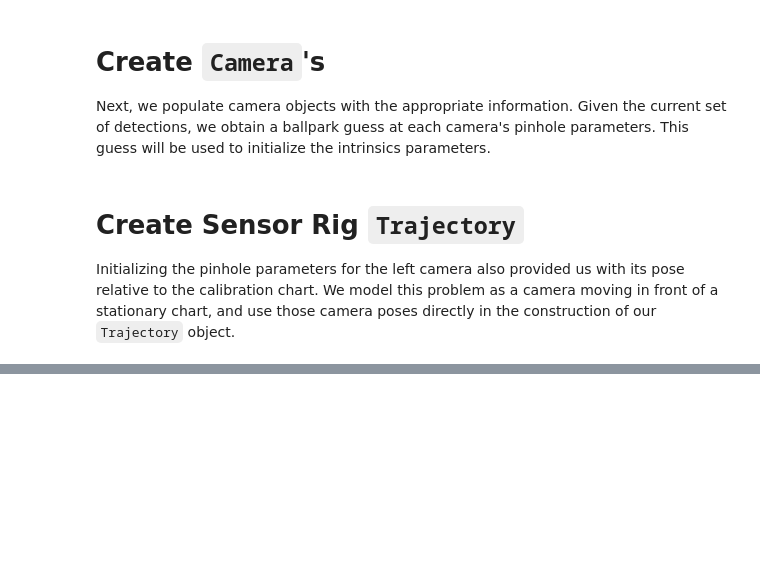
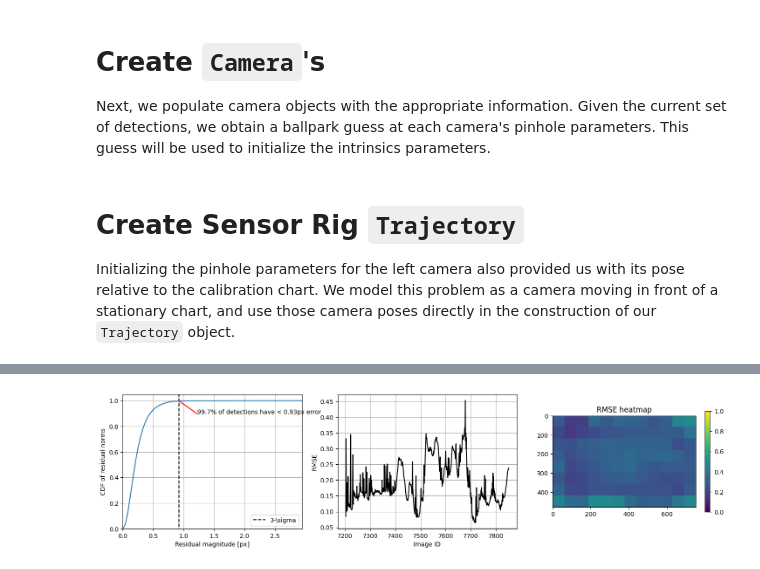
Before and after one commit to yangjames/Calico, a Jupyter notebook: demos/kalibr_multicam_demo.ipynb, the cells around one changed output, grey strips where cells are left out. Drawn from its saved outputs; the diff is of its cells as text; code cells hidden in the pictures; blank space fills up the shorter version.

```diff
--- a/demos/kalibr_multicam_demo.ipynb
+++ b/demos/kalibr_multicam_demo.ipynb
@@ -244,0 +461,5 @@ plt.imshow(all_images[topic_left][max_error_image_id])
+# %%
+%matplotlib inline
+DrawErrorStats(camera_left.GetMeasurementResidualPairs())
+# %% [output]
+[figure, added]
```
Also changed, not shown: parts of 22 cells of this notebook, 1 other file.
